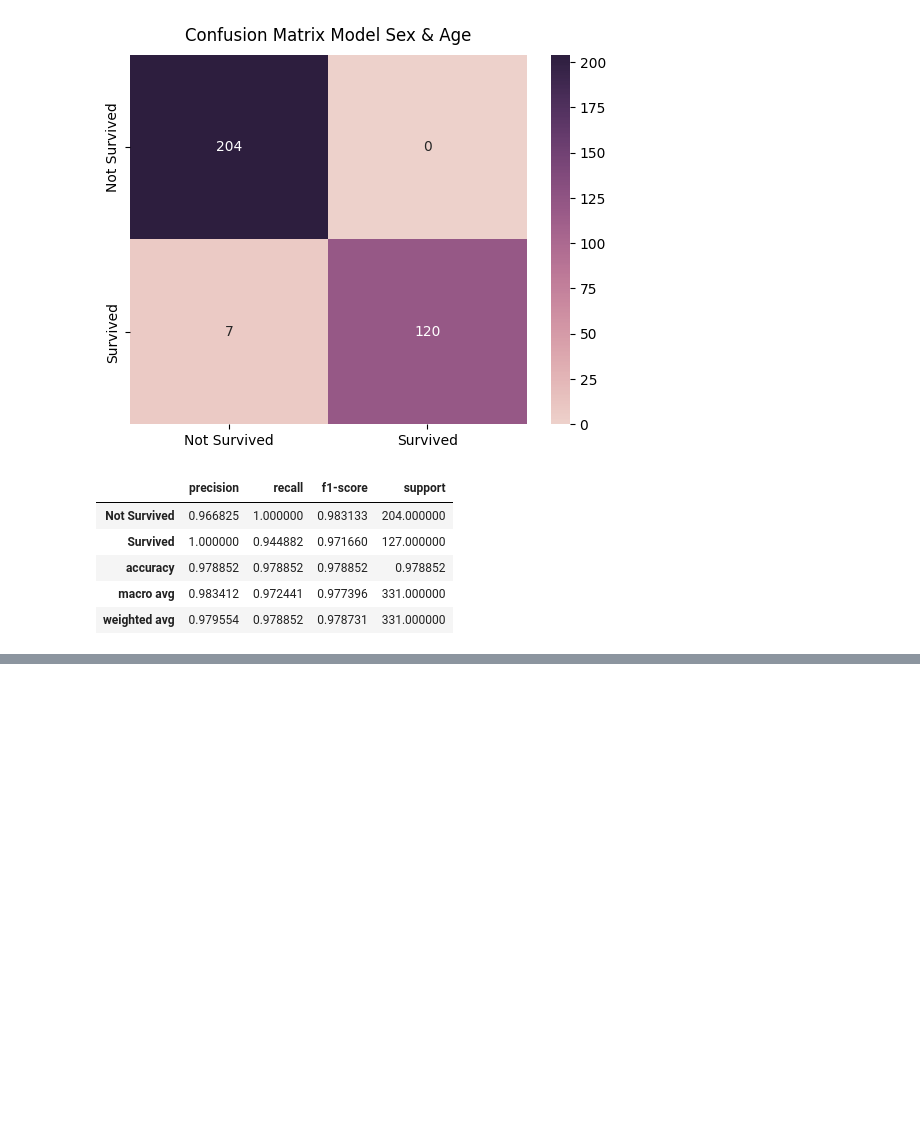
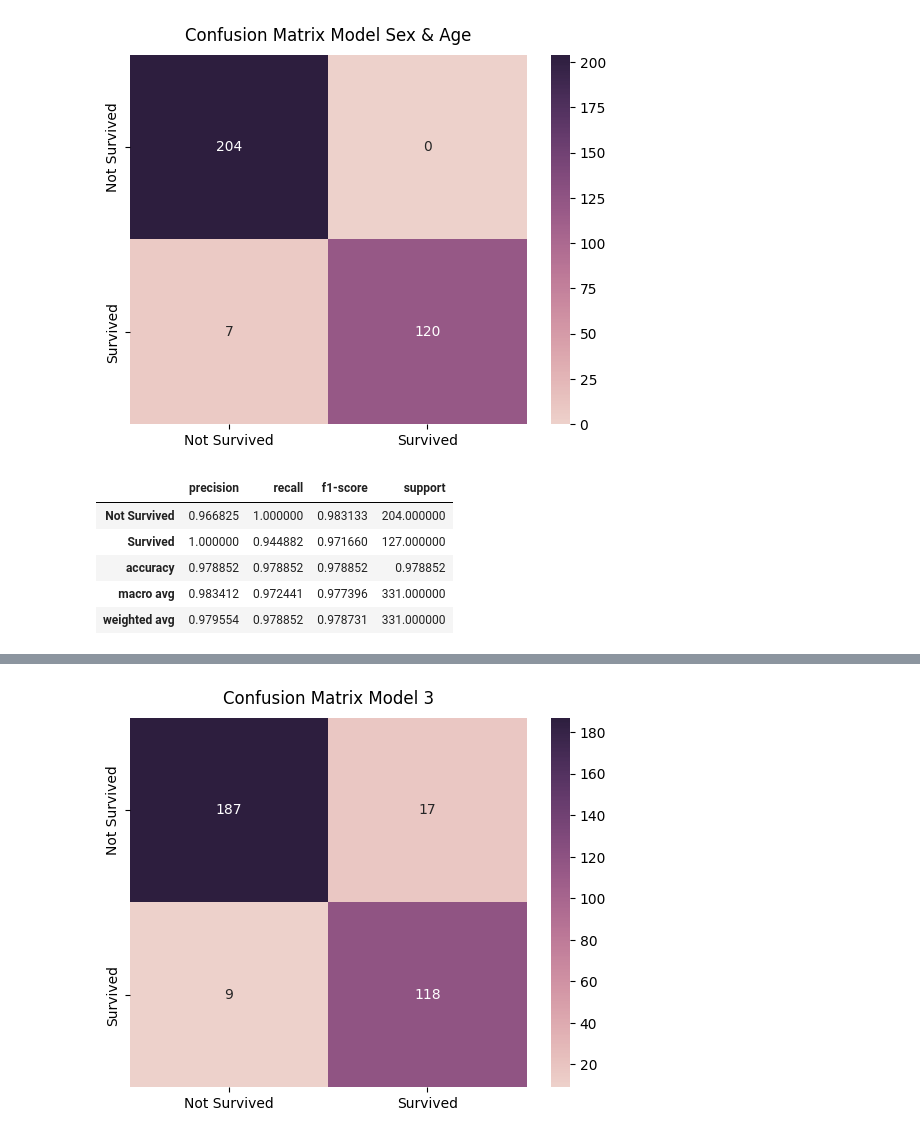
Before and after one commit to WawanWidiantara/Single-Layer-Perceptron, a Jupyter notebook: Single-Layer-Perceptron/slp.ipynb, the cells around one changed output, grey strips where cells are left out. Cells and saved outputs as stored; diff of their text form; code cells hidden in the pictures; blank space fills up the shorter version.

Commit message:
+ sigmoid func

```diff
--- a/Single-Layer-Perceptron/slp.ipynb
+++ b/Single-Layer-Perceptron/slp.ipynb
@@ -335,0 +383,5 @@ pd.DataFrame(model_report_2col).transpose()
+# %%
+input_size = x_train_normalize.shape[1]
+p = SingleLayerPerceptronSigmoid(input_size, learning_rate=lr, epochs=epochs)
+p.train(x_train_normalize, y_train_normalize)
+predict = p.predict(x_test_normalize)
@@ -335,0 +406,5 @@ pd.DataFrame(model_report_2col).transpose()
+# %%
+model3_cf = confusion_matrix(y_test_normalize, predict)
+plot_cm(model3_cf, 'Model 3')
+# %% [output]
+[figure, added]
```
Also changed, not shown: parts of 6 cells of this notebook, 1 other file.
